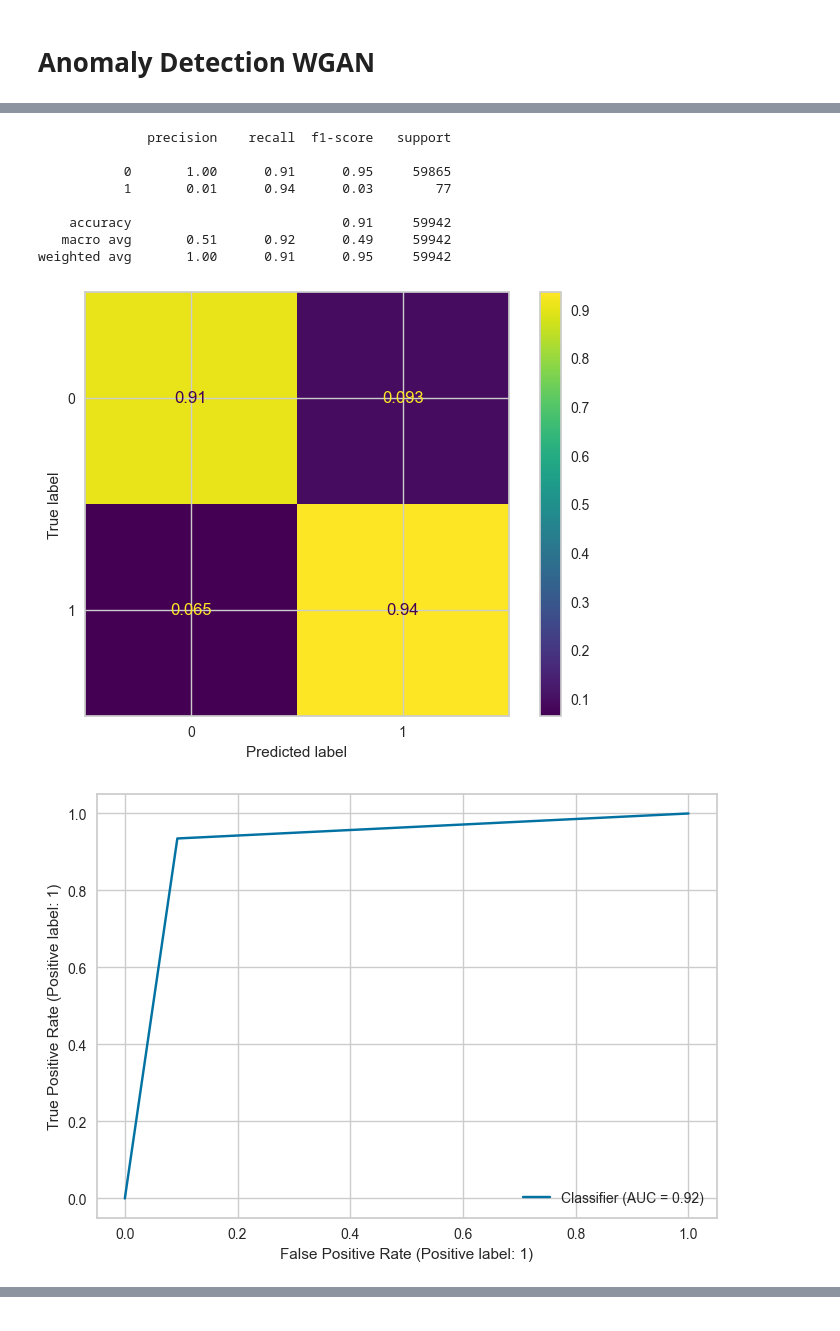
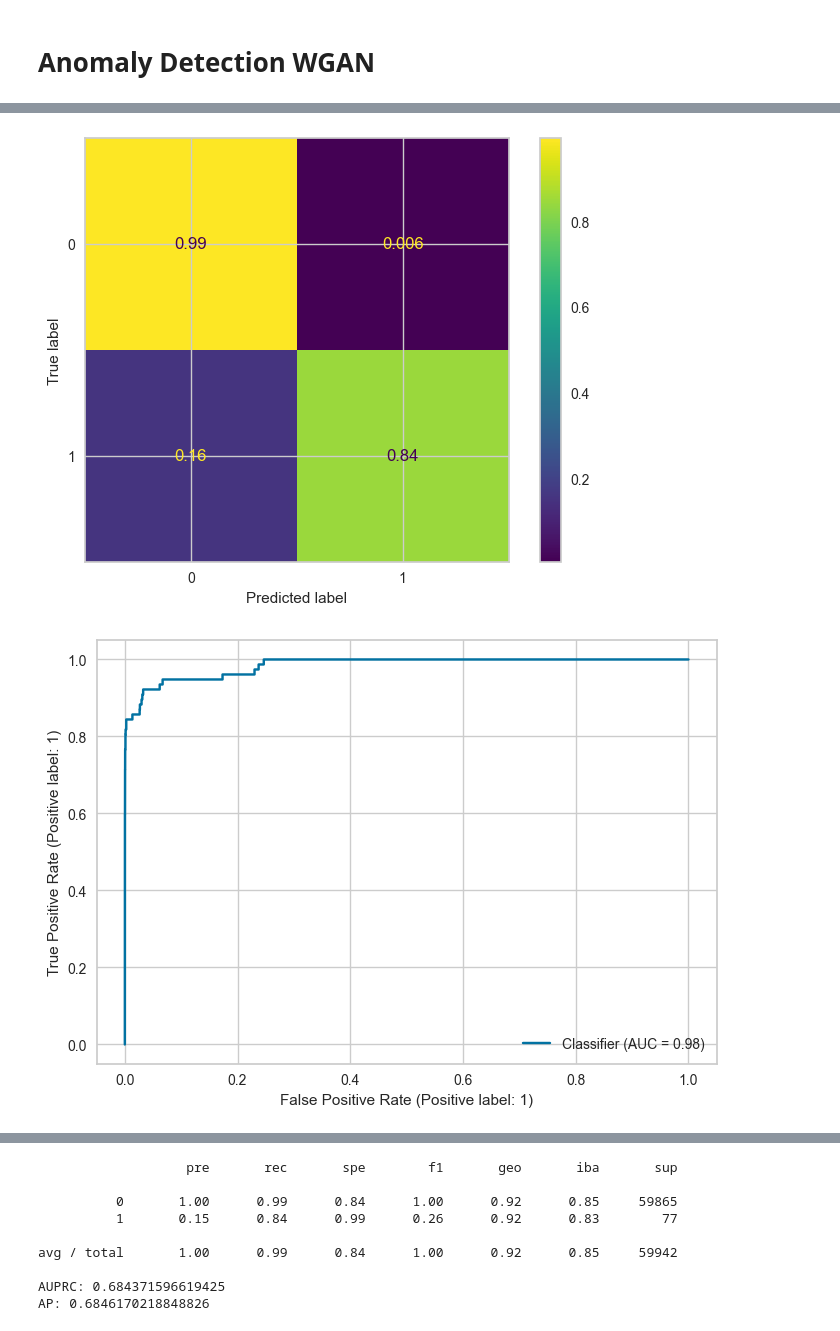
Before and after one commit to crdsteixeira/Advanced-Topics-of-Machine-Learning_GANs_for_Fraud_Detection, a Jupyter notebook: project.ipynb, the cells around one changed output, grey strips where cells are left out. Cells and saved outputs as stored; diff of their text form; code cells hidden in the pictures.

```diff
--- a/project.ipynb
+++ b/project.ipynb
@@ -274,13 +289,19 @@ class Discriminator(nn.Module):
     def __init__(self, input_size):
         super().__init__()
         self.model = nn.Sequential(
-            nn.Linear(input_size, 512),
-            nn.ReLU(),
-            nn.Linear(512, 512),
-            nn.ReLU(),
-            nn.Linear(512, 512),
-            nn.ReLU(),
-            nn.Linear(512, 1),
+            nn.Linear(input_size, 1024),
+            nn.BatchNorm1d(1024),
+            nn.LeakyReLU(0.2),
+            nn.Linear(1024, 1024),
+            nn.BatchNorm1d(1024),
+            nn.LeakyReLU(0.2),
+            nn.Linear(1024, 512),
+            nn.BatchNorm1d(512),
+            nn.LeakyReLU(0.2),
+            nn.Linear(512, 256),
+            nn.BatchNorm1d(256),
+            nn.LeakyReLU(0.2),
+            nn.Linear(256, 1),
         )
 
     def forward(self, x):
@@ -626,12 +664,12 @@ class AnomalyWGAN:
     def __init__(self, train_df, latent_size=128):
         self.lr = 0.00005
         self.a_lr = 0.0002
-        self.batch_size = 64
+        self.batch_size = 128
         self.n_critic = 5
         self.clip_value = 0.01
 
         self.dataset = CardDataset(train_df)
-        self.dataloader = DataLoader(self.dataset, self.batch_size, shuffle=True)
+        self.dataloader = DataLoader(self.dataset, self.batch_size, shuffle=True, drop_last=True)
 
         self.G = Generator(latent_size=latent_size, output_size=self.dataset.features).to(DEVICE)
         self.D = Discriminator(input_size=self.dataset.features).to(DEVICE)
@@ -650,7 +688,7 @@ class AnomalyWGAN:
         for epoch in range(epochs):
             for i, (real_ops, real_labels) in enumerate(self.dataloader):
                 # Label smoothing
-                real_label = torch.ones(real_ops.shape[0]).to(DEVICE) * 0.90 * (1.0 - real_labels)
+                real_label = torch.ones(real_ops.shape[0]).to(DEVICE) * 0.90 * (1.00 - real_labels)
                 fake_label = torch.ones(real_ops.shape[0]).to(DEVICE) * 0.10
 
                 # Train Discriminator
@@ -669,7 +707,7 @@ class AnomalyWGAN:
 
                 # Train Binary Discriminator
                 self.d_2_optimizer.zero_grad()
-                loss_D_2 = 0.50 * (self.criterion(self.D_2(real_ops), real_label) + self.criterion(self.D_2(fake_ops), fake_label))
+                loss_D_2 = self.criterion(self.D_2(real_ops), real_label) + self.criterion(self.D_2(fake_ops), fake_label)
                 loss_D_2.backward()
                 self.d_2_optimizer.step()
 
@@ -702,15 +740,13 @@ class AnomalyWGAN:
 
     def evaluate(self, test_df, confidence=0.50):
         input = torch.Tensor(test_df.drop(['Class'], axis=1).values).to(DEVICE)
-        preds = self.predict(input)
-        labels = np.ones_like(preds)
-        labels[preds >= confidence] = 0
-        ConfusionMatrixDisplay.from_predictions(test_df['Class'].values, labels, normalize='true')
-        RocCurveDisplay.from_predictions(test_df['Class'].values, labels)
-        print(classification_report(test_df['Class'].values, labels))
+        preds = 1.0 - self.predict(input)
+        labels = np.zeros_like(preds)
+        labels[preds >= confidence] = 1.0
+        common_metrics(test_df['Class'].values, labels, preds)
 # %%
 awgan = AnomalyWGAN(train_df)
 # %%
-awgan_loss_df = awgan.train(epochs=200)
+awgan_loss_df = awgan.train(epochs=100)
 awgan_loss_df.plot(title='Epoch Losses', grid=False, color=['tab:blue', 'tab:orange', 'tab:red'])
 # %% [output]
@@ -736,13 +772,5 @@ awgan_loss_df.plot(title='Epoch Losses', grid=False, color=['tab:blue', 'tab:ora
 # %%
-awgan.evaluate(test_df, confidence=0.85)
+awgan.evaluate(test_df)
 # %% [output]
-              precision    recall  f1-score   support
-
-           0       1.00      0.91      0.95     59865
-           1       0.01      0.94      0.03        77
-
-    accuracy                           0.91     59942
-   macro avg       0.51      0.92      0.49     59942
-weighted avg       1.00      0.91      0.95     59942
-[figure, old version]
+[figure, new version]
-[figure, old version]
+[figure, new version]
@@ -748,0 +778,9 @@ weighted avg       1.00      0.91      0.95     59942
+                   pre       rec       spe        f1       geo       iba       sup
+
+          0       1.00      0.99      0.84      1.00      0.92      0.85     59865
+          1       0.15      0.84      0.99      0.26      0.92      0.83        77
+
+avg / total       1.00      0.99      0.84      1.00      0.92      0.85     59942
+
+AUPRC: 0.684371596619425
+AP: 0.6846170218848826
```
Also changed, not shown: parts of 52 cells of this notebook.
